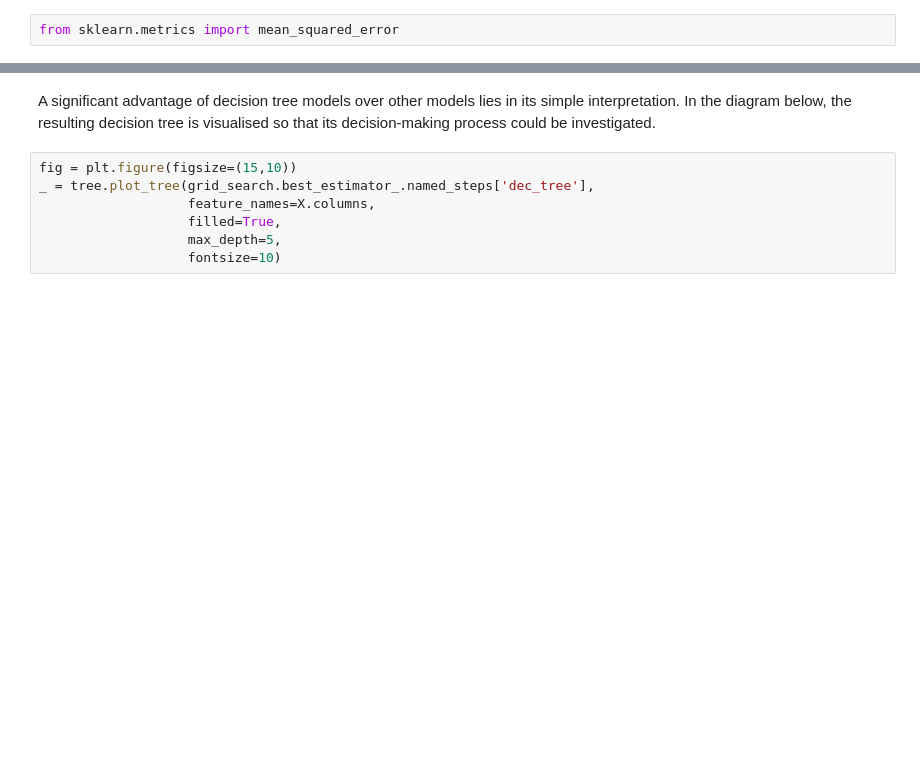
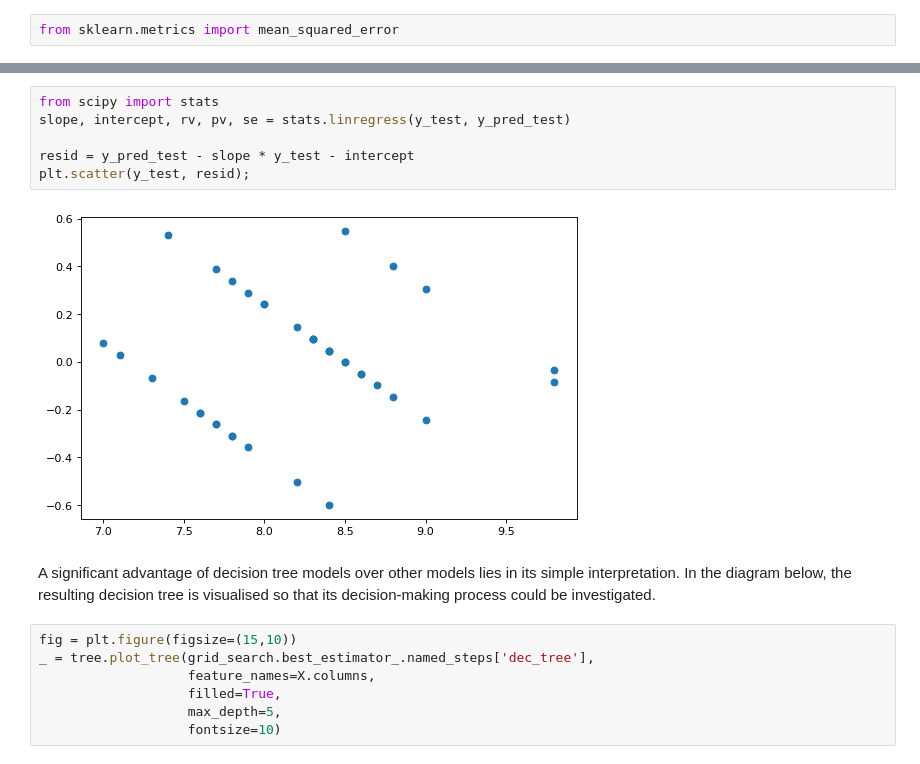
Before and after one commit to abumaz99/MLP-A1, a Jupyter notebook: Elliot4.0.ipynb, the cells around one changed output, grey strips where cells are left out. Cells and saved outputs as stored; diff of their text form; blank space fills up the shorter version.

```diff
--- a/Elliot4.0.ipynb
+++ b/Elliot4.0.ipynb
@@ -415,3 +459,11 @@ mean_squared_error(y_test, grid_search.predict(X_test), squared=False)
+# %%
+from scipy import stats
+slope, intercept, rv, pv, se = stats.linregress(y_test, y_pred_test)
+
+resid = y_pred_test - slope * y_test - intercept
+plt.scatter(y_test, resid);
+# %% [output]
+[figure, added]
 # %% [markdown]
 A significant advantage of decision tree models over other models lies in its simple interpretation. In the diagram below, the resulting decision tree is visualised so that its decision-making process could be investigated.
 # %%
```
Also changed, not shown: parts of 15 cells of this notebook.
